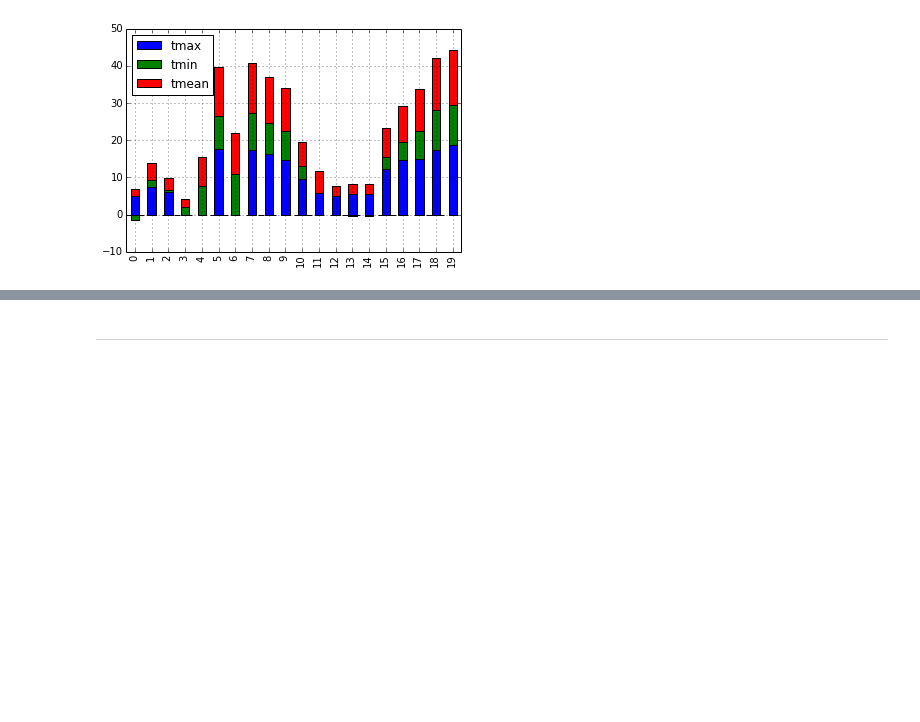
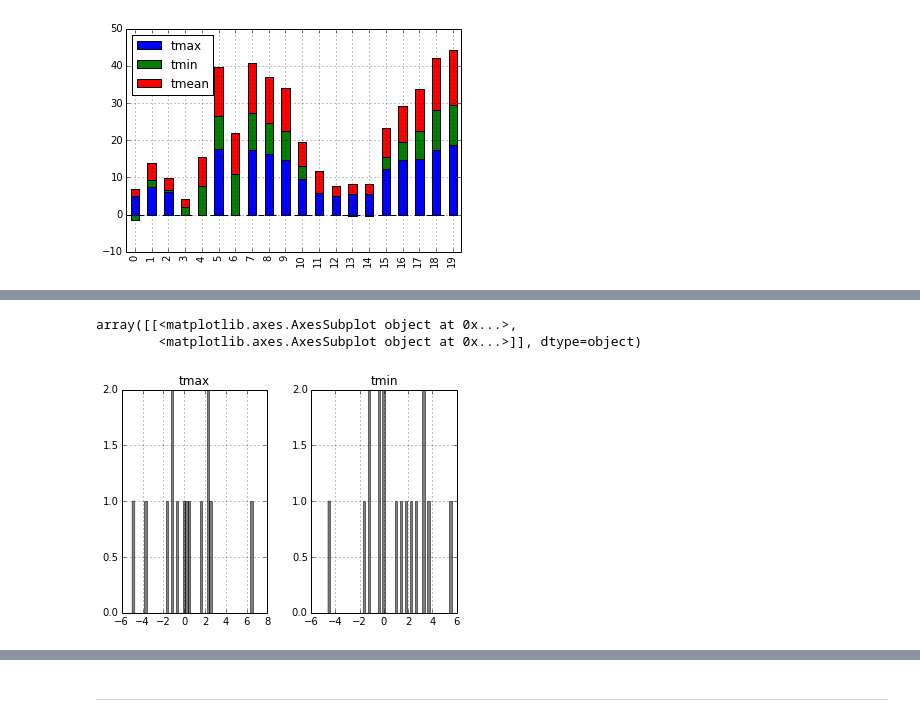
Before and after one commit to Devang-25/codeRiddles, a Jupyter notebook: hacker_rank/expansion-challenge/temperature_prediction_sample.ipynb, the cells around one changed output, grey strips where cells are left out. Drawn from its saved outputs; the diff is of its cells as text; code cells hidden in the pictures; blank space fills up the shorter version.

```diff
--- a/hacker_rank/expansion-challenge/temperature_prediction_sample.ipynb
+++ b/hacker_rank/expansion-challenge/temperature_prediction_sample.ipynb
@@ -272,0 +207,6 @@ df3[[2,3,4]].plot(kind='bar', stacked=True) # plot with mean(tmax,tmin) added as
+# %%
+df[[2,3]].diff().hist(color='k', alpha=0.5, bins=50)
+# %% [output]
+array([[<matplotlib.axes.AxesSubplot object at 0x...>,
+        <matplotlib.axes.AxesSubplot object at 0x...>]], dtype=object)
+[figure, added]
```
Also changed, not shown: parts of 37 cells of this notebook, 6 other files.
